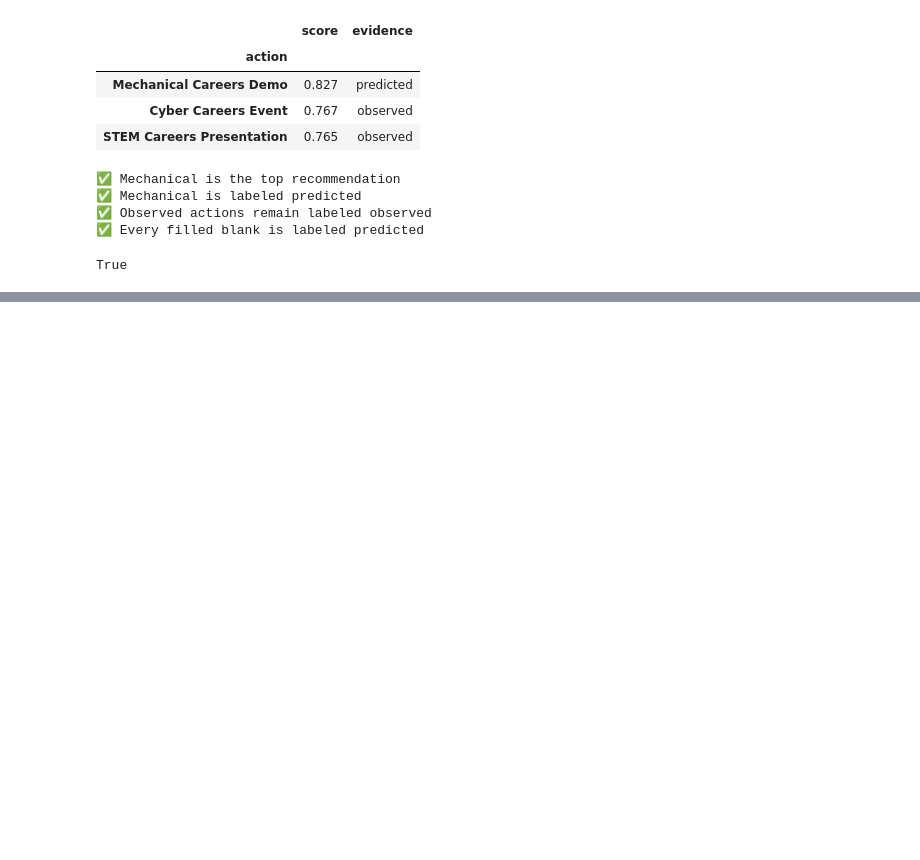
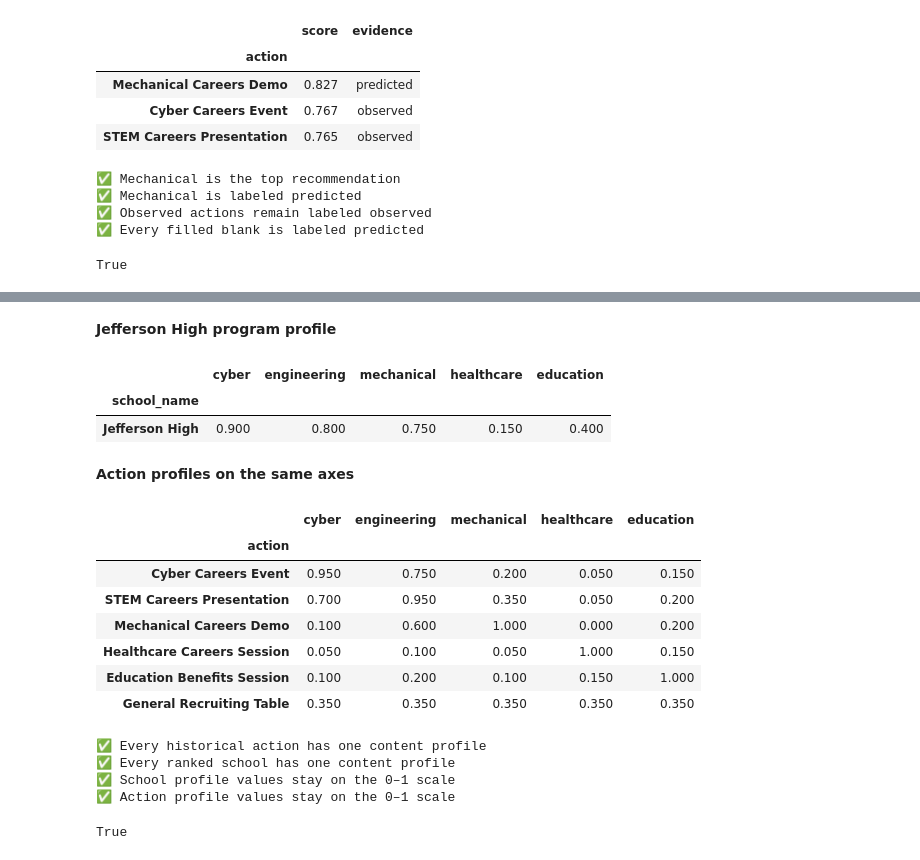
Before and after one commit to TheDeafOne/USARD-AI, a Jupyter notebook: labs_completed/Lab_2_Recommender_Systems.ipynb, the cells around one changed output, grey strips where cells are left out. Cells and saved outputs as stored; diff of their text form; code cells hidden in the pictures; blank space fills up the shorter version.

Commit message:
better labs and new data

```diff
--- a/labs_completed/Lab_2_Recommender_Systems.ipynb
+++ b/labs_completed/Lab_2_Recommender_Systems.ipynb
@@ -60,10 +79,17 @@ def find_data_file(filename):
 
 SUMMARY_PATH = find_data_file("school_summary.csv")
 EVENTS_PATH = find_data_file("clean_recruiting_events.csv")
+SCHOOL_PROFILES_PATH = find_data_file("school_profiles.csv")
+ACTION_PROFILES_PATH = find_data_file("action_profiles.csv")
 
 schools = pd.read_csv(SUMMARY_PATH)
 engagements = pd.read_csv(EVENTS_PATH, parse_dates=["event_date"])
+school_profiles = pd.read_csv(SCHOOL_PROFILES_PATH).set_index("school_name")
+action_profiles = pd.read_csv(ACTION_PROFILES_PATH).set_index("action")
 
-print(f"Loaded {len(schools)} school summaries and {len(engagements)} clean events.")
+print(
+    f"Loaded {len(schools)} school summaries, {len(engagements)} clean events, "
+    f"{len(school_profiles)} school profiles, and {len(action_profiles)} action profiles."
+)
 schools.head(8)
 # %% [output]
@@ -270,8 +305,5 @@ Lab A selected Jefferson High. We now treat schools like “users,” engagement
 # %%
-actions = [
-    "Cyber Careers Event", "STEM Careers Presentation", "Mechanical Careers Demo",
-    "Healthcare Careers Session", "Education Benefits Session", "General Recruiting Table"
-]
+actions = action_profiles.index.tolist()
 
 print(f"The event artifact contains {len(engagements):,} validated engagements.")
 engagements.sample(8, random_state=SEED)[[
@@ -517,15 +544,0 @@ Collaborative evidence asks, “What worked at schools that behaved like Jeffers
-# %%
-dimensions = ["cyber", "engineering", "mechanical", "healthcare", "education"]
-jefferson_profile = np.array([[.90, .80, .65, .15, .40]])
-action_profiles = pd.DataFrame([
-    [.95, .75, .20, .05, .15], [.70, .95, .35, .05, .20], [.10, .60, 1.0, .00, .20],
-    [.05, .10, .05, 1.0, .15], [.10, .20, .10, .15, 1.0], [.35, .35, .35, .35, .35],
-], index=actions, columns=dimensions)
-
-content_scores = pd.Series(
-    cosine_similarity(jefferson_profile, action_profiles.values)[0], index=actions, name="content_score"
-)
-collab_norm = (recommendations - recommendations.min()) / (recommendations.max() - recommendations.min())
-hybrid = pd.DataFrame({"collaborative": collab_norm, "content": content_scores})
-hybrid["hybrid"] = .60 * hybrid["collaborative"] + .40 * hybrid["content"]
-hybrid.sort_values("hybrid", ascending=False).head(3)
@@ -536,0 +551,36 @@ hybrid.sort_values("hybrid", ascending=False).head(3)
+# %%
+dimensions = ["cyber", "engineering", "mechanical", "healthcare", "education"]
+
+display(Markdown(f"**{TARGET_SCHOOL} program profile**"))
+display(school_profiles.loc[[TARGET_SCHOOL], dimensions])
+display(Markdown("**Action profiles on the same axes**"))
+display(action_profiles.loc[actions, dimensions])
+# %% [output]
+**Jefferson High program profile**
+|  | cyber | engineering | mechanical | healthcare | education |
+| school_name |  |  |  |  |  |
+| Jefferson High | 0.900 | 0.800 | 0.750 | 0.150 | 0.400 |
+**Action profiles on the same axes**
+|  | cyber | engineering | mechanical | healthcare | education |
+| action |  |  |  |  |  |
+| Cyber Careers Event | 0.950 | 0.750 | 0.200 | 0.050 | 0.150 |
+| STEM Careers Presentation | 0.700 | 0.950 | 0.350 | 0.050 | 0.200 |
+| Mechanical Careers Demo | 0.100 | 0.600 | 1.000 | 0.000 | 0.200 |
+| Healthcare Careers Session | 0.050 | 0.100 | 0.050 | 1.000 | 0.150 |
+| Education Benefits Session | 0.100 | 0.200 | 0.100 | 0.150 | 1.000 |
+| General Recruiting Table | 0.350 | 0.350 | 0.350 | 0.350 | 0.350 |
+# %%
+check("Every historical action has one content profile",
+      set(engagements["action"].unique()) == set(action_profiles.index))
+check("Every ranked school has one content profile",
+      set(schools["school_name"]).issubset(set(school_profiles.index)))
+check("School profile values stay on the 0–1 scale",
+      school_profiles[dimensions].ge(0).all().all() and school_profiles[dimensions].le(1).all().all())
+check("Action profile values stay on the 0–1 scale",
+      action_profiles[dimensions].ge(0).all().all() and action_profiles[dimensions].le(1).all().all())
+# %% [output]
+✅ Every historical action has one content profile
+✅ Every ranked school has one content profile
+✅ School profile values stay on the 0–1 scale
+✅ Action profile values stay on the 0–1 scale
+True
```
Also changed, not shown: parts of 23 cells of this notebook, 15 other files.
